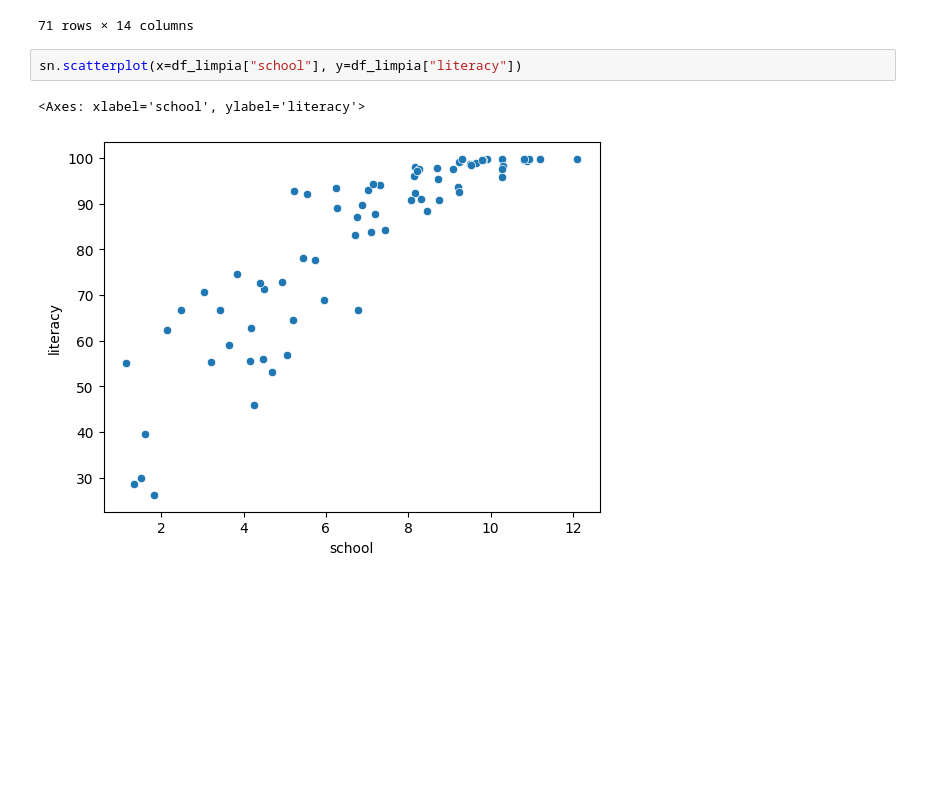
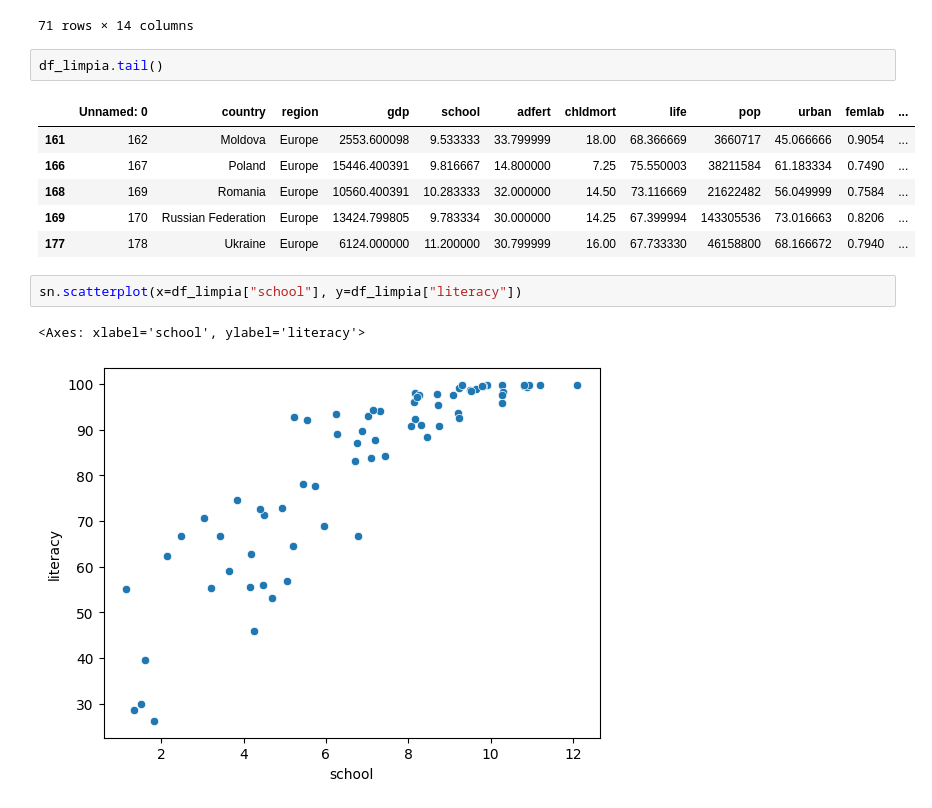
Before and after one commit to ceurrutia/DataAnalysis-DesafioLatam, a Jupyter notebook: Data_Analysis.ipynb, the cells around one changed output. Cells and saved outputs as stored; diff of their text form; blank space fills up the shorter version.

```diff
--- a/Data_Analysis.ipynb
+++ b/Data_Analysis.ipynb
@@ -652,6 +652,15 @@ df_limpia
 | 169 | 170 | Russian Federation | Europe | 13424.799805 | 9.783334 | 30.000000 | 14.25 | 67.399994 | 143305536 | 73.016663 | 0.8206 | ... |
 | 177 | 178 | Ukraine | Europe | 6124.000000 | 11.200000 | 30.799999 | 16.00 | 67.733330 | 46158800 | 68.166672 | 0.7940 | ... |
 71 rows × 14 columns
+# %%
+df_limpia.tail()
+# %% [output]
+|  | Unnamed: 0 | country | region | gdp | school | adfert | chldmort | life | pop | urban | femlab | ... |
+| 161 | 162 | Moldova | Europe | 2553.600098 | 9.533333 | 33.799999 | 18.00 | 68.366669 | 3660717 | 45.066666 | 0.9054 | ... |
+| 166 | 167 | Poland | Europe | 15446.400391 | 9.816667 | 14.800000 | 7.25 | 75.550003 | 38211584 | 61.183334 | 0.7490 | ... |
+| 168 | 169 | Romania | Europe | 10560.400391 | 10.283333 | 32.000000 | 14.50 | 73.116669 | 21622482 | 56.049999 | 0.7584 | ... |
+| 169 | 170 | Russian Federation | Europe | 13424.799805 | 9.783334 | 30.000000 | 14.25 | 67.399994 | 143305536 | 73.016663 | 0.8206 | ... |
+| 177 | 178 | Ukraine | Europe | 6124.000000 | 11.200000 | 30.799999 | 16.00 | 67.733330 | 46158800 | 68.166672 | 0.7940 | ... |
 # %%
 sn.scatterplot(x=df_limpia["school"], y=df_limpia["literacy"])
 # %% [output]
```
Also changed, not shown: parts of 6 cells of this notebook.
